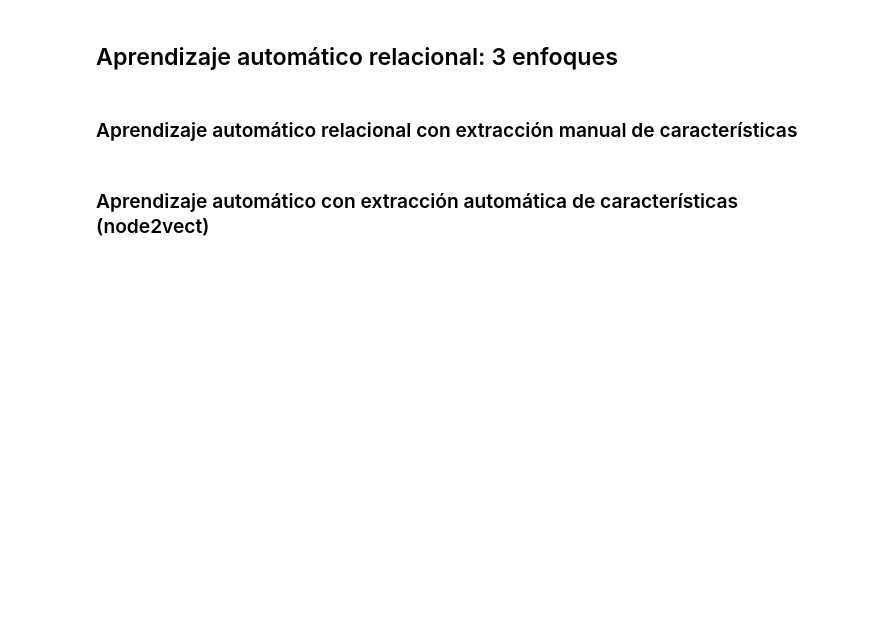
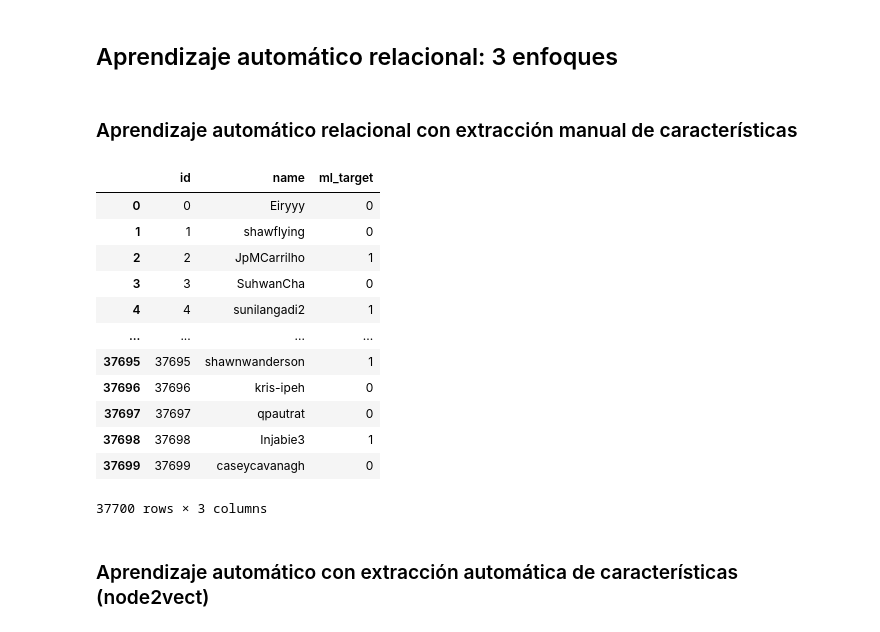
Before and after one commit to jbaezarh/Relational-ML, a Jupyter notebook: src/relationalML.ipynb, the cells around one changed output. Cells and saved outputs as stored; diff of their text form; code cells hidden in the pictures; blank space fills up the shorter version.

```diff
--- a/src/relationalML.ipynb
+++ b/src/relationalML.ipynb
@@ -62,6 +102,22 @@ g = nx.parse_edgelist(Data, delimiter=',', create_using=nx.Graph(), nodetype=int
 ## Aprendizaje automático relacional: 3 enfoques
 # %% [markdown]
 ### Aprendizaje automático relacional con extracción manual de características
+# %%
+target
+# %% [output]
+|  | id | name | ml_target |
+| 0 | 0 | Eiryyy | 0 |
+| 1 | 1 | shawflying | 0 |
+| 2 | 2 | JpMCarrilho | 1 |
+| 3 | 3 | SuhwanCha | 0 |
+| 4 | 4 | sunilangadi2 | 1 |
+| ... | ... | ... | ... |
+| 37695 | 37695 | shawnwanderson | 1 |
+| 37696 | 37696 | kris-ipeh | 0 |
+| 37697 | 37697 | qpautrat | 0 |
+| 37698 | 37698 | Injabie3 | 1 |
+| 37699 | 37699 | caseycavanagh | 0 |
+37700 rows × 3 columns
 # %% [markdown]
 ### Aprendizaje automático con extracción automática de características (node2vect)
 # %% [markdown]
```
Also changed, not shown: parts of 13 cells of this notebook, 3 other files.
